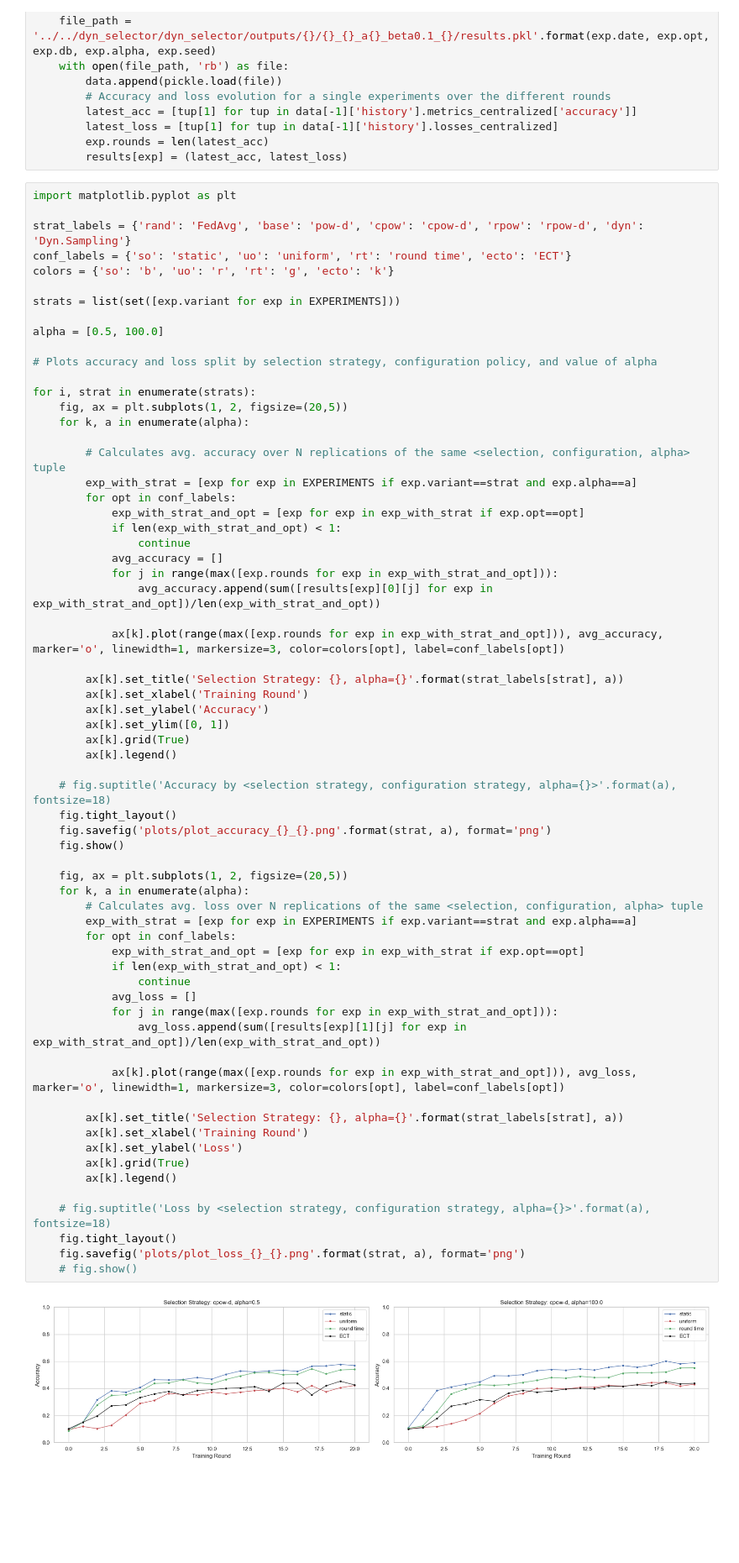
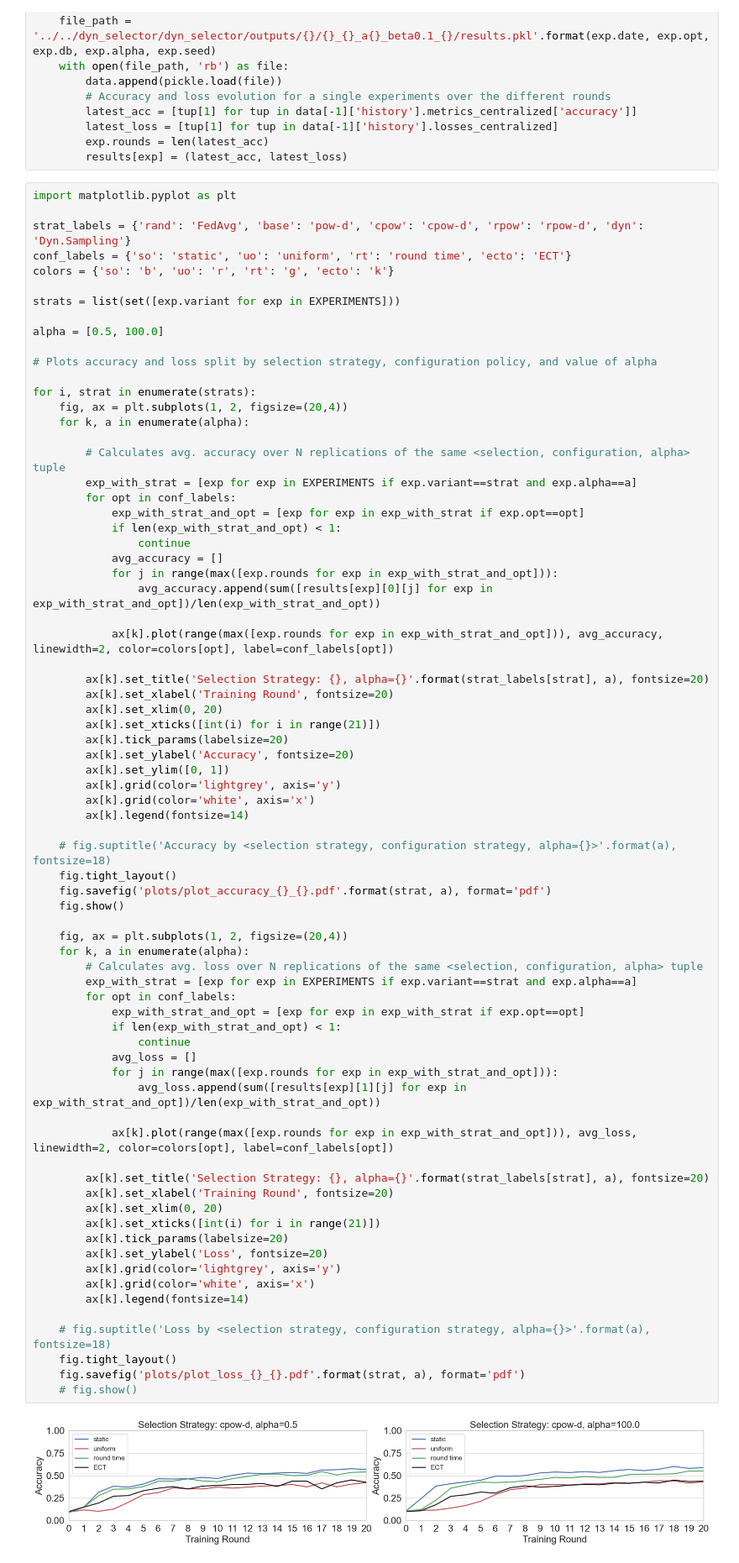
Before and after one commit to FedFlw/NodeSelection, a Jupyter notebook: power_of_choice/power_of_choice/plot_results.ipynb, the cells around one changed output. Shown at 84% size. Cells and saved outputs as stored; diff of their text form; blank space fills up the shorter version.

Commit message:
fix plots

```diff
--- a/power_of_choice/power_of_choice/plot_results.ipynb
+++ b/power_of_choice/power_of_choice/plot_results.ipynb
@@ -126,7 +126,7 @@ alpha = [0.5, 100.0]
 # Plots accuracy and loss split by selection strategy, configuration policy, and value of alpha
 
 for i, strat in enumerate(strats):
-    fig, ax = plt.subplots(1, 2, figsize=(20,5))
+    fig, ax = plt.subplots(1, 2, figsize=(20,4))
     for k, a in enumerate(alpha):
 
         # Calculates avg. accuracy over N replications of the same <selection, configuration, alpha> tuple
@@ -136,46 +136,54 @@ for i, strat in enumerate(strats):
             if len(exp_with_strat_and_opt) < 1:
                 continue
             avg_accuracy = []
             for j in range(max([exp.rounds for exp in exp_with_strat_and_opt])):
                 avg_accuracy.append(sum([results[exp][0][j] for exp in exp_with_strat_and_opt])/len(exp_with_strat_and_opt))
 
-            ax[k].plot(range(max([exp.rounds for exp in exp_with_strat_and_opt])), avg_accuracy, marker='o', linewidth=1, markersize=3, color=colors[opt], label=conf_labels[opt])
+            ax[k].plot(range(max([exp.rounds for exp in exp_with_strat_and_opt])), avg_accuracy, linewidth=2, color=colors[opt], label=conf_labels[opt])
 
-        ax[k].set_title('Selection Strategy: {}, alpha={}'.format(strat_labels[strat], a))
-        ax[k].set_xlabel('Training Round')
-        ax[k].set_ylabel('Accuracy')
+        ax[k].set_title('Selection Strategy: {}, alpha={}'.format(strat_labels[strat], a), fontsize=20)
+        ax[k].set_xlabel('Training Round', fontsize=20)
+        ax[k].set_xlim(0, 20)
+        ax[k].set_xticks([int(i) for i in range(21)])
+        ax[k].tick_params(labelsize=20)
+        ax[k].set_ylabel('Accuracy', fontsize=20)
         ax[k].set_ylim([0, 1])
-        ax[k].grid(True)
-        ax[k].legend()
+        ax[k].grid(color='lightgrey', axis='y')
+        ax[k].grid(color='white', axis='x')
+        ax[k].legend(fontsize=14)
 
     # fig.suptitle('Accuracy by <selection strategy, configuration strategy, alpha={}>'.format(a), fontsize=18)
     fig.tight_layout()
-    fig.savefig('plots/plot_accuracy_{}_{}.png'.format(strat, a), format='png')
+    fig.savefig('plots/plot_accuracy_{}_{}.pdf'.format(strat, a), format='pdf')
     fig.show()
 
-    fig, ax = plt.subplots(1, 2, figsize=(20,5))
+    fig, ax = plt.subplots(1, 2, figsize=(20,4))
     for k, a in enumerate(alpha):
         # Calculates avg. loss over N replications of the same <selection, configuration, alpha> tuple
         exp_with_strat = [exp for exp in EXPERIMENTS if exp.variant==strat and exp.alpha==a]
         for opt in conf_labels:
             exp_with_strat_and_opt = [exp for exp in exp_with_strat if exp.opt==opt]
             if len(exp_with_strat_and_opt) < 1:
                 continue
             avg_loss = []
             for j in range(max([exp.rounds for exp in exp_with_strat_and_opt])):
                 avg_loss.append(sum([results[exp][1][j] for exp in exp_with_strat_and_opt])/len(exp_with_strat_and_opt))
 
-            ax[k].plot(range(max([exp.rounds for exp in exp_with_strat_and_opt])), avg_loss, marker='o', linewidth=1, markersize=3, color=colors[opt], label=conf_labels[opt])
+            ax[k].plot(range(max([exp.rounds for exp in exp_with_strat_and_opt])), avg_loss, linewidth=2, color=colors[opt], label=conf_labels[opt])
 
-        ax[k].set_title('Selection Strategy: {}, alpha={}'.format(strat_labels[strat], a))
-        ax[k].set_xlabel('Training Round')
-        ax[k].set_ylabel('Loss')
-        ax[k].grid(True)
-        ax[k].legend()
+        ax[k].set_title('Selection Strategy: {}, alpha={}'.format(strat_labels[strat], a), fontsize=20)
+        ax[k].set_xlabel('Training Round', fontsize=20)
+        ax[k].set_xlim(0, 20)
+        ax[k].set_xticks([int(i) for i in range(21)])
+        ax[k].tick_params(labelsize=20)
+        ax[k].set_ylabel('Loss', fontsize=20)
+        ax[k].grid(color='lightgrey', axis='y')
+        ax[k].grid(color='white', axis='x')
+        ax[k].legend(fontsize=14)
 
     # fig.suptitle('Loss by <selection strategy, configuration strategy, alpha={}>'.format(a), fontsize=18)
     fig.tight_layout()
-    fig.savefig('plots/plot_loss_{}_{}.png'.format(strat, a), format='png')
+    fig.savefig('plots/plot_loss_{}_{}.pdf'.format(strat, a), format='pdf')
     # fig.show()
 # %% [output]
-[figure, old version]
+[figure, new version]
```
Also changed, not shown: parts of 3 cells of this notebook, 24 other files.
